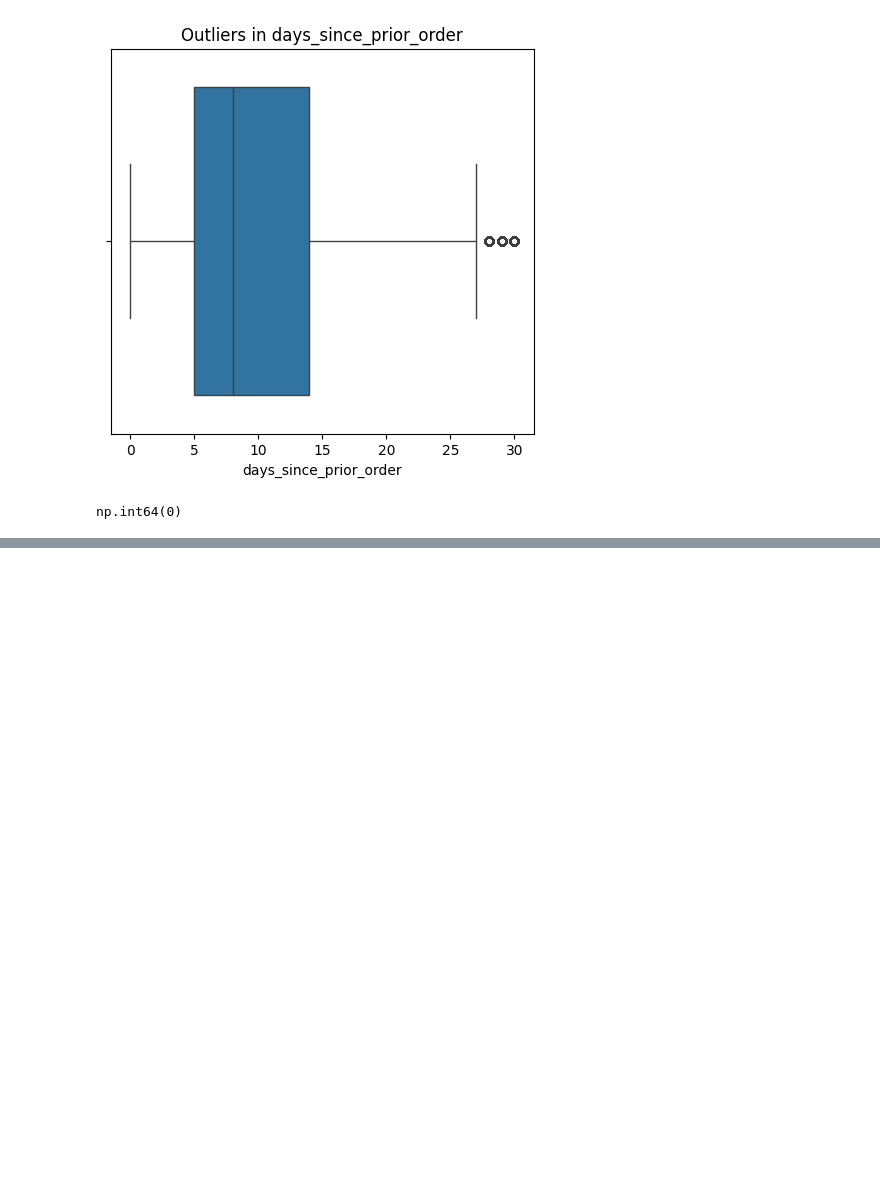
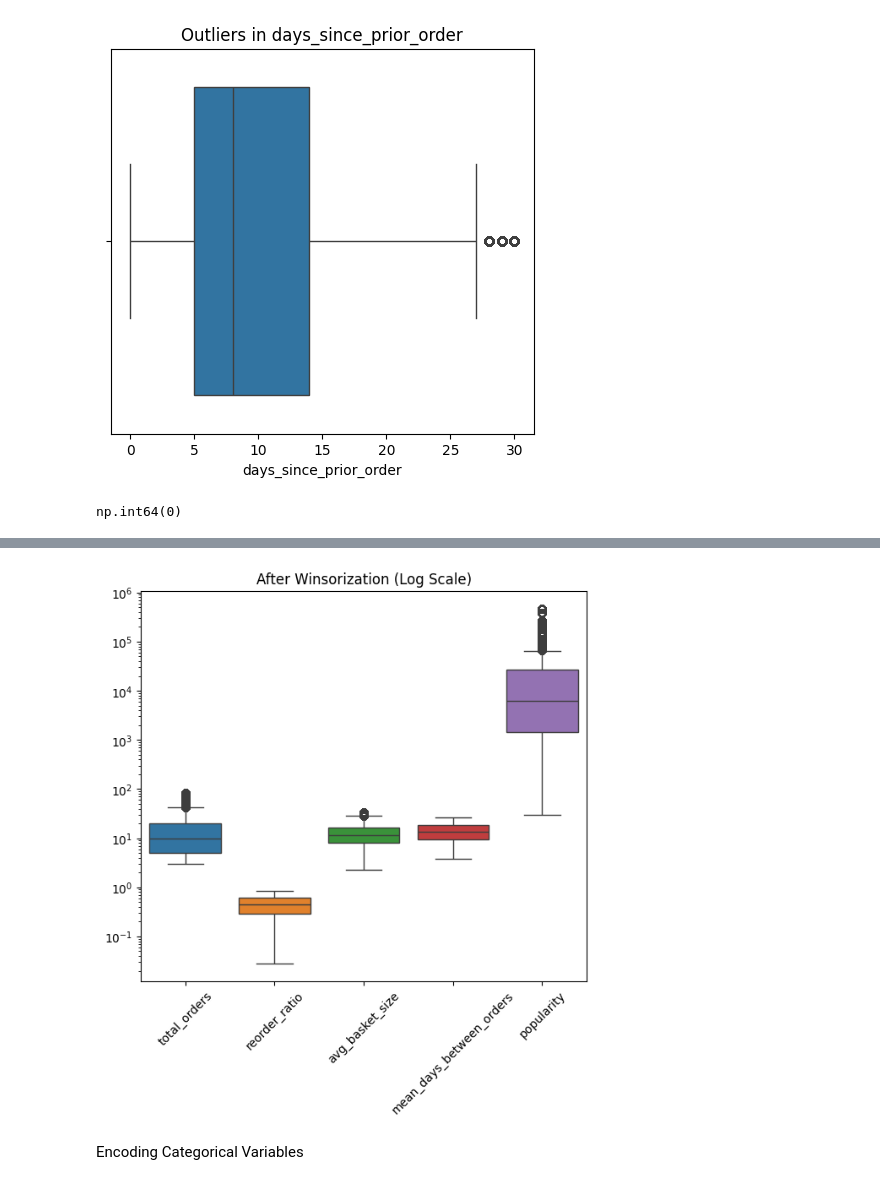
Before and after one commit to kareemkhouri2006/project, a Jupyter notebook: project.ipynb, the cells around one changed output, grey strips where cells are left out. Drawn from its saved outputs; the diff is of its cells as text; code cells hidden in the pictures; blank space fills up the shorter version.

```diff
--- a/project.ipynb
+++ b/project.ipynb
@@ -247,0 +326,18 @@ np.int64(0)
+# %%
+#Treatment
+for col in numeric_cols:
+    if col in df_final.columns:
+        df_final[col] = winsorize(df_final[col], limits=[0.01, 0.01])
+# %%
+# After Treatment
+plt.figure(figsize=(15, 6))
+plt.subplot(1, 2, 2)
+sns.boxplot(data=df_final[numeric_cols])
+plt.yscale('log')
+plt.title("After Winsorization (Log Scale)")
+plt.xticks(rotation=45)
+plt.show()
+# %% [output]
+[figure, added]
+# %% [markdown]
+Encoding Categorical Variables
```
Also changed, not shown: parts of 15 cells of this notebook.
